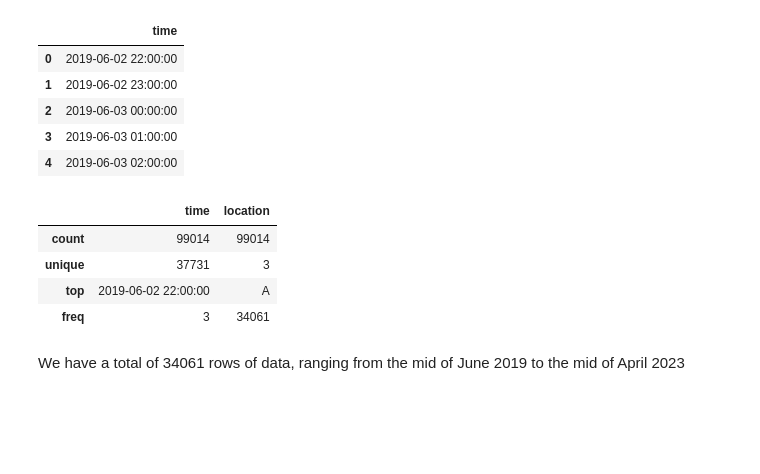
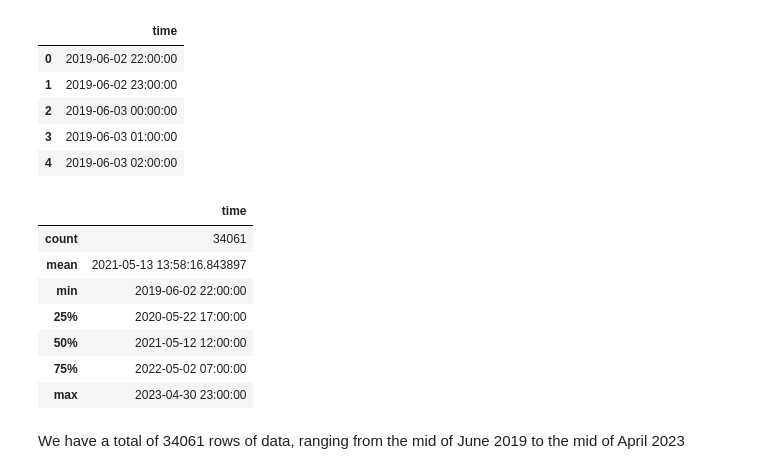
Before and after one commit to Markuski2023/MLGroupProject, a Jupyter notebook: src/EDA.ipynb, the cells around one changed output. Drawn from its saved outputs; the diff is of its cells as text; code cells hidden in the pictures; blank space fills up the shorter version.

```diff
--- a/src/EDA.ipynb
+++ b/src/EDA.ipynb
@@ -271,13 +271,16 @@ df_A.select_dtypes(exclude='number').head()
 | 3 | 2019-06-03 01:00:00 |
 | 4 | 2019-06-03 02:00:00 |
 # %%
-df.describe(exclude='number')
+df_A.describe(exclude='number')
 # %% [output]
-|  | time | location |
-| count | 99014 | 99014 |
-| unique | 37731 | 3 |
-| top | 2019-06-02 22:00:00 | A |
-| freq | 3 | 34061 |
+|  | time |
+| count | 34061 |
+| mean | 2021-05-13 13:58:16.843897 |
+| min | 2019-06-02 22:00:00 |
+| 25% | 2020-05-22 17:00:00 |
+| 50% | 2021-05-12 12:00:00 |
+| 75% | 2022-05-02 07:00:00 |
+| max | 2023-04-30 23:00:00 |
 # %% [markdown]
 We have a total of 34061 rows of data, ranging from the mid of June 2019 to the mid of April 2023
 # %% [markdown]
```
Also changed, not shown: parts of 28 cells of this notebook.
